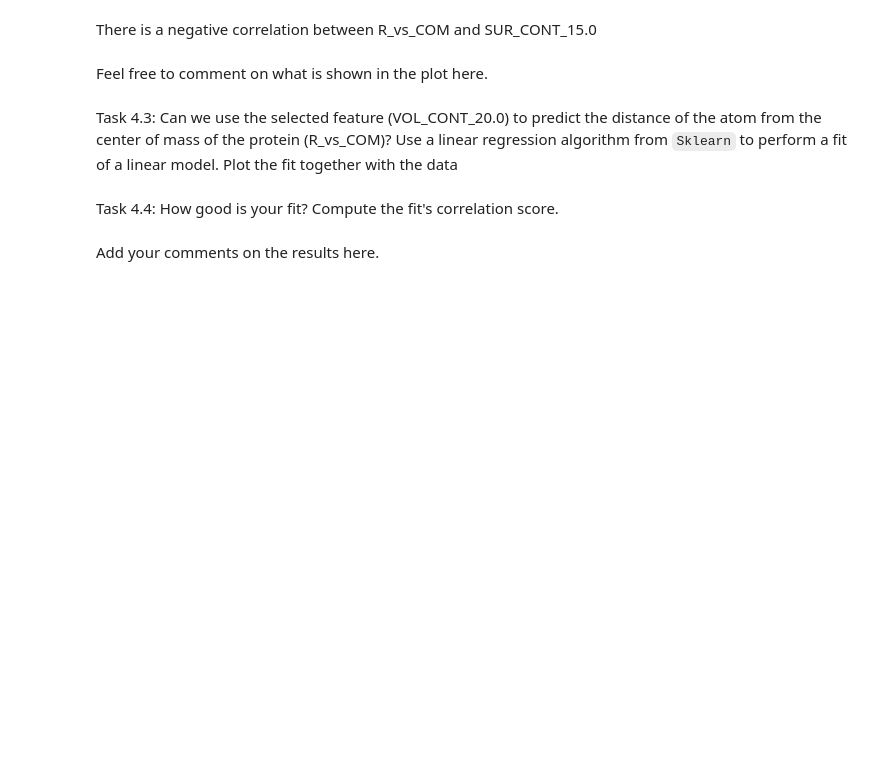
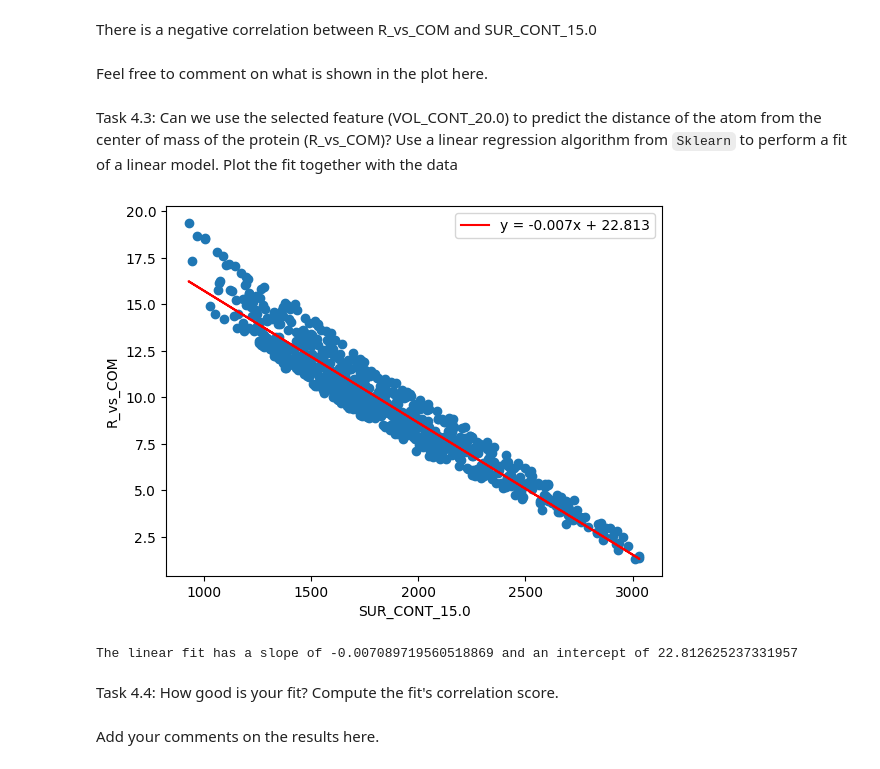
Before and after one commit to DavidShreve/PChem-Lab, a Jupyter notebook: Python_Worksheet.ipynb, the cells around one changed output. Cells and saved outputs as stored; diff of their text form; code cells hidden in the pictures; blank space fills up the shorter version.

```diff
--- a/Python_Worksheet.ipynb
+++ b/Python_Worksheet.ipynb
@@ -318,3 +316,18 @@ lr = LinearRegression()
+# %%
+lr = LinearRegression()
+lr.fit(x, y)
+plt.scatter(x, y)
+m = float(lr.coef_[0][0])
+b = float(lr.intercept_[0])
+plt.plot(x, lr.predict(x), color='red', label=f"y = {m:.3f}x + {b:.3f}")
+plt.xlabel('SUR_CONT_15.0')
+plt.ylabel('R_vs_COM')
+plt.legend()
+plt.show()
+print(f'The linear fit has a slope of {m} and an intercept of {b}')
+# %% [output]
+[figure, added]
+The linear fit has a slope of -0.007089719560518869 and an intercept of 22.812625237331957
 # %% [markdown]
 Task 4.4: How good is your fit? Compute the fit's correlation score.
 # %% [markdown]
```
Also changed, not shown: parts of 2 cells of this notebook.
